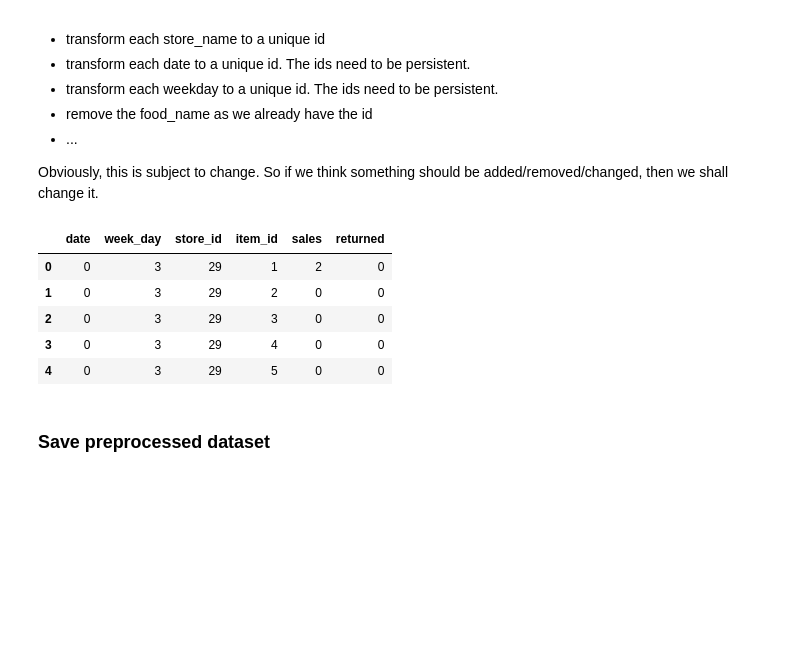
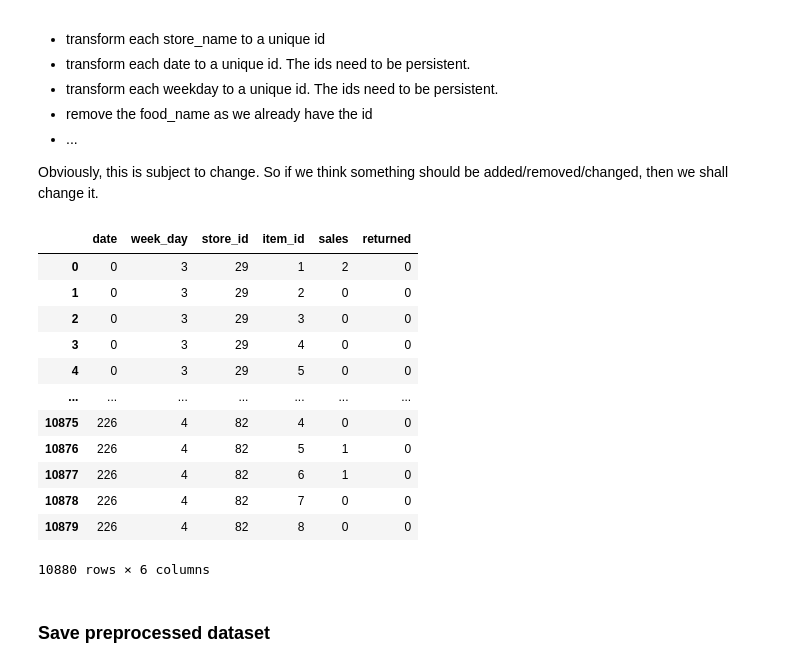
Before and after one commit to HellBlizzard0/helecious, a Jupyter notebook: Project_Helecious.ipynb, the cells around one changed output. Saved outputs shown, nothing was run; the diff lists cells and outputs as text; code cells hidden in the pictures; blank space fills up the shorter version.

```diff
--- a/Project_Helecious.ipynb
+++ b/Project_Helecious.ipynb
@@ -72,14 +72,21 @@ dataset['date'] = le.fit_transform(dataset['date'])
 le.fit(np.arange(7))
 dataset['week_day'] = le.fit_transform(dataset['week_day'])
 # %%
-dataset.head()
+dataset
 # %% [output]
 |  | date | week_day | store_id | item_id | sales | returned |
 | 0 | 0 | 3 | 29 | 1 | 2 | 0 |
 | 1 | 0 | 3 | 29 | 2 | 0 | 0 |
 | 2 | 0 | 3 | 29 | 3 | 0 | 0 |
 | 3 | 0 | 3 | 29 | 4 | 0 | 0 |
 | 4 | 0 | 3 | 29 | 5 | 0 | 0 |
+| ... | ... | ... | ... | ... | ... | ... |
+| 10875 | 226 | 4 | 82 | 4 | 0 | 0 |
+| 10876 | 226 | 4 | 82 | 5 | 1 | 0 |
+| 10877 | 226 | 4 | 82 | 6 | 1 | 0 |
+| 10878 | 226 | 4 | 82 | 7 | 0 | 0 |
+| 10879 | 226 | 4 | 82 | 8 | 0 | 0 |
+10880 rows × 6 columns
 # %% [markdown]
 ### Save preprocessed dataset
 # %%
```
Also changed, not shown: parts of 10 cells of this notebook.
